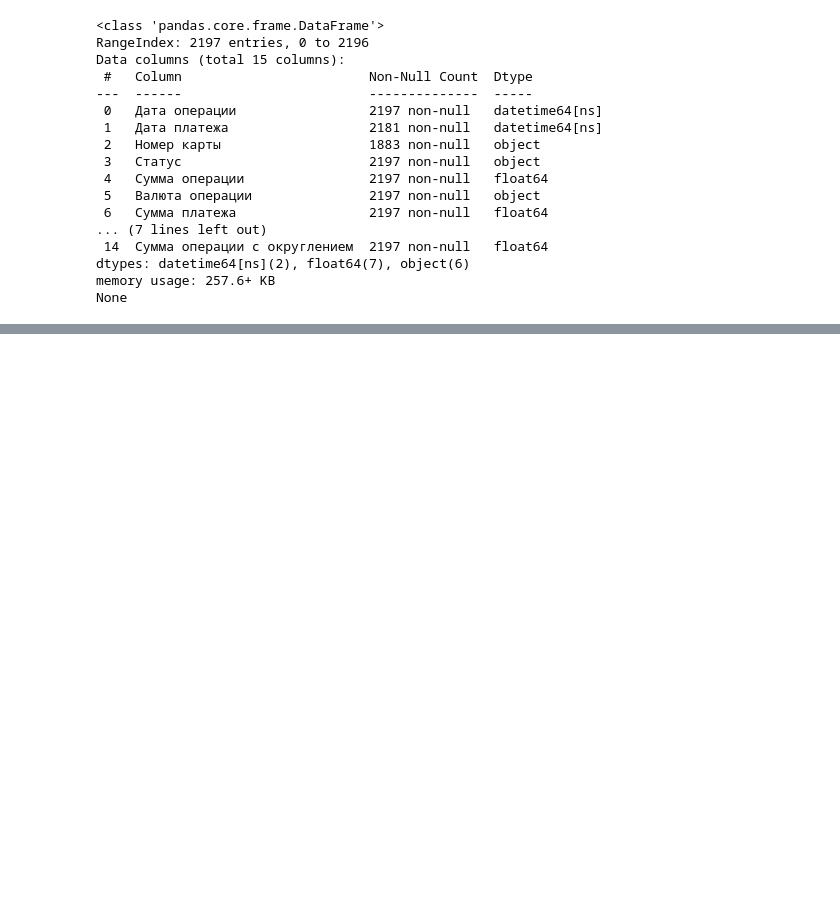
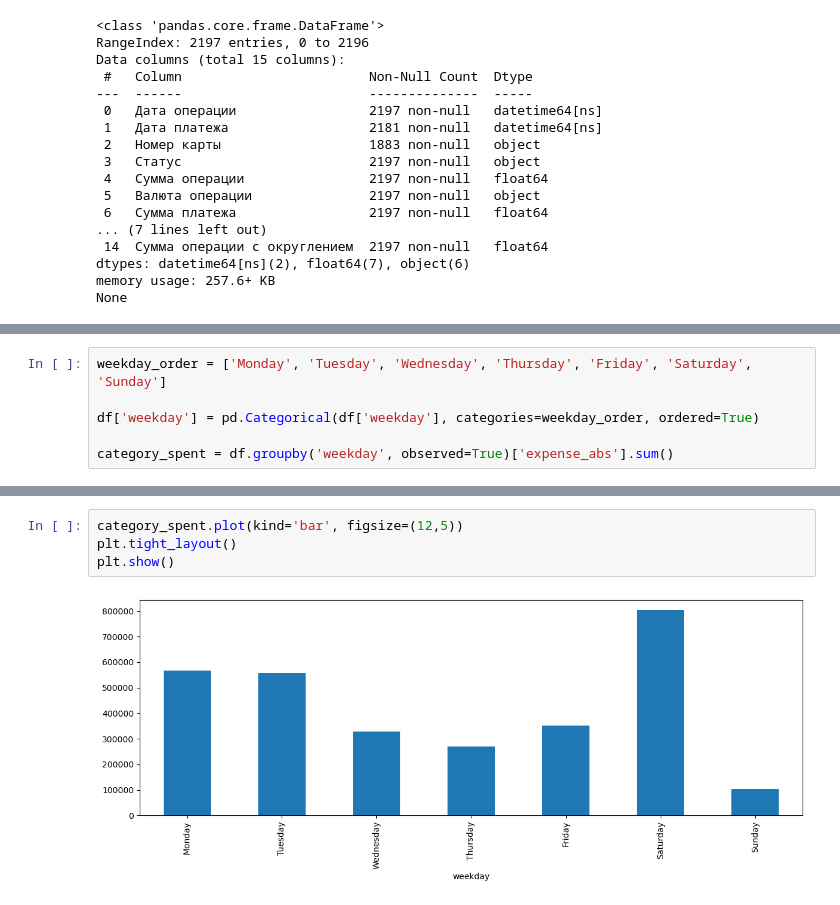
Before and after one commit to rouch314/my-finance-analysis, a Jupyter notebook: my-finance-analysis.ipynb, the cells around one changed output, grey strips where cells are left out. Cells and saved outputs as stored; diff of their text form; blank space fills up the shorter version.

```diff
--- a/my-finance-analysis.ipynb
+++ b/my-finance-analysis.ipynb
@@ -75,0 +206,6 @@ df.head(20)
+# %%
+weekday_order = ['Monday', 'Tuesday', 'Wednesday', 'Thursday', 'Friday', 'Saturday', 'Sunday']
+
+df['weekday'] = pd.Categorical(df['weekday'], categories=weekday_order, ordered=True)
+
+category_spent = df.groupby('weekday', observed=True)['expense_abs'].sum()
@@ -75,0 +224,6 @@ df.head(20)
+# %%
+category_spent.plot(kind='bar', figsize=(12,5))
+plt.tight_layout()
+plt.show()
+# %% [output]
+[figure, added]
```
Also changed, not shown: parts of 18 cells of this notebook.
